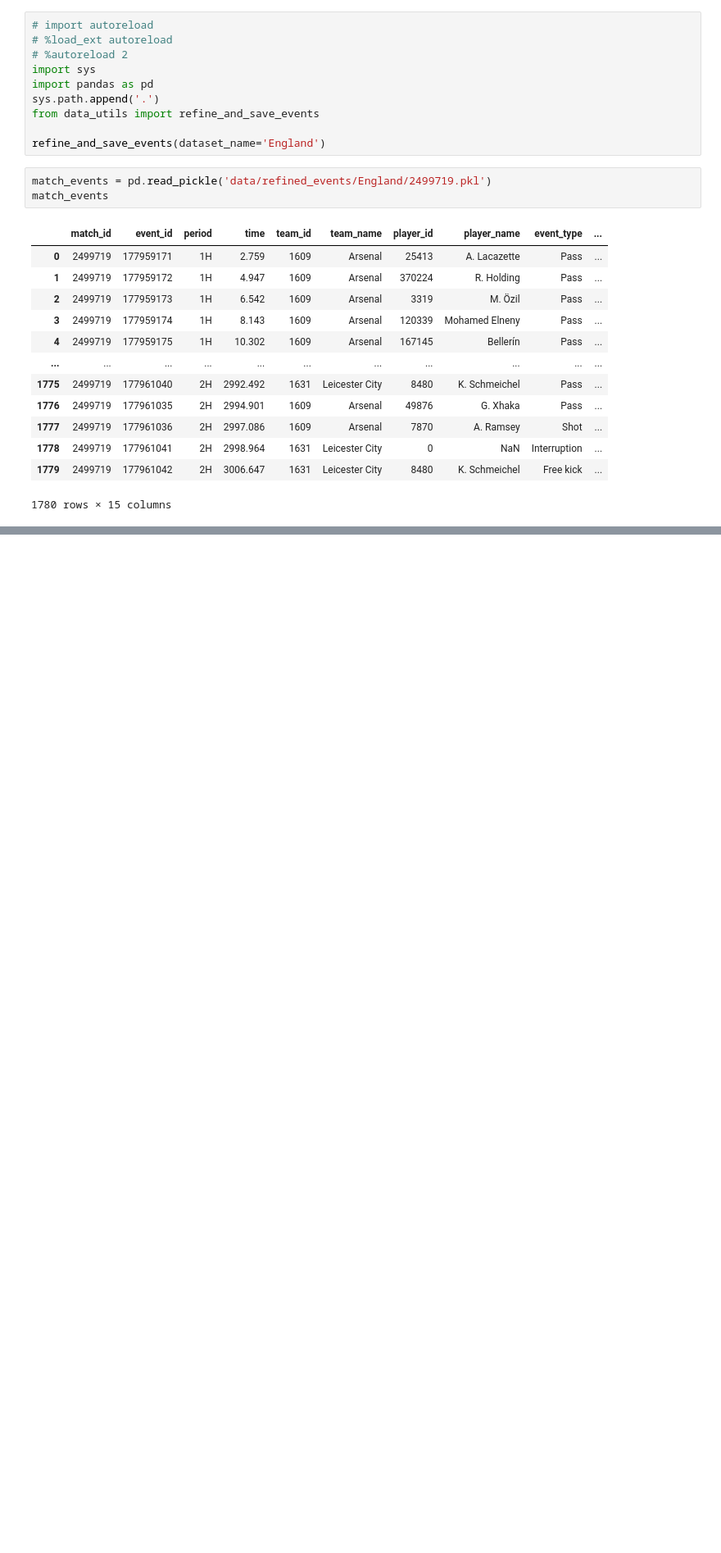
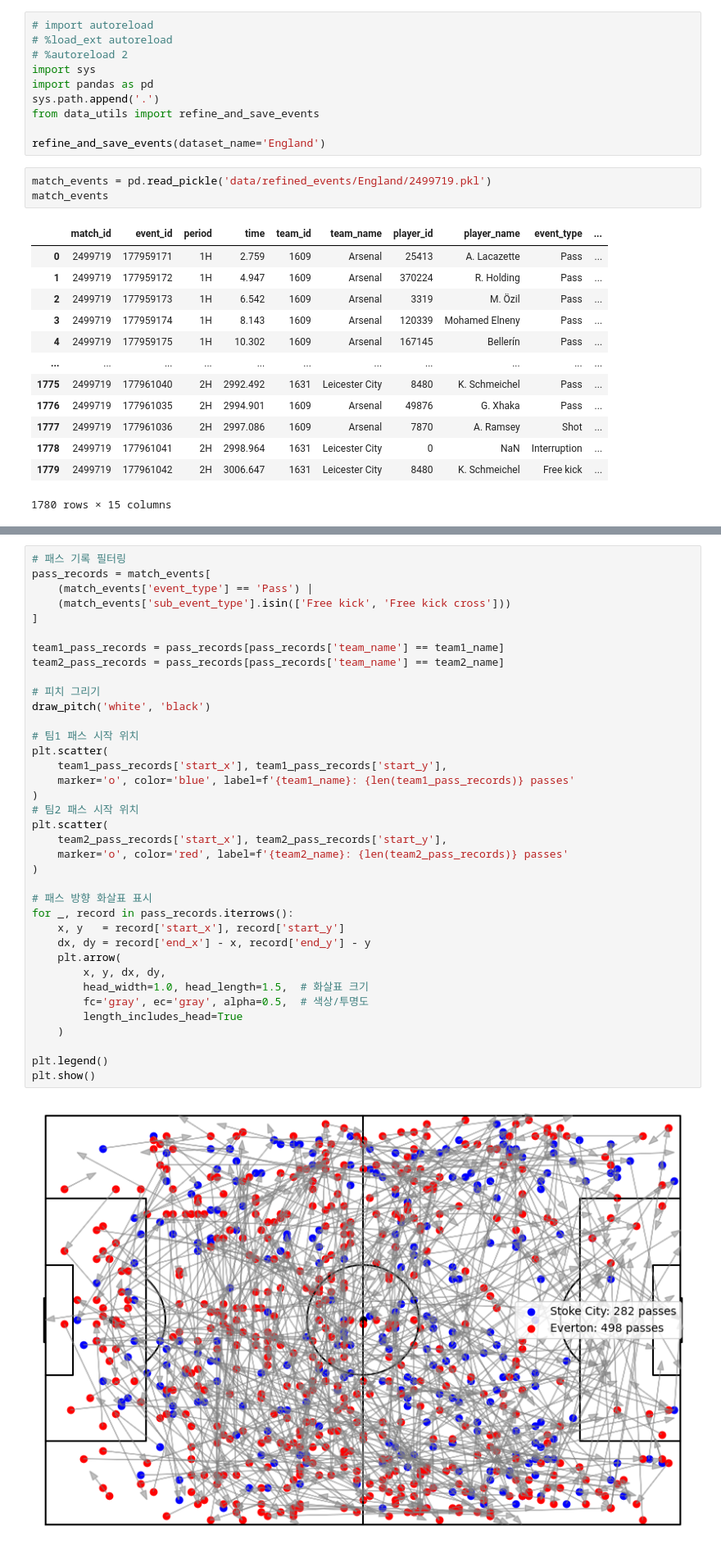
Before and after one commit to narame7/UOS-FootballDataAnalytics-Tutorial, a Jupyter notebook: week4/footballdata_week4.ipynb, the cells around one changed output, grey strips where cells are left out. Shown at 82% size. Drawn from its saved outputs; the diff is of its cells as text; blank space fills up the shorter version.

```diff
--- a/week4/footballdata_week4.ipynb
+++ b/week4/footballdata_week4.ipynb
@@ -33,0 +390,39 @@ match_events[match_events.event_type == "Save attempt"]["sub_event_type"].value_
+# %%
+# 패스 기록 필터링
+pass_records = match_events[
+    (match_events['event_type'] == 'Pass') |
+    (match_events['sub_event_type'].isin(['Free kick', 'Free kick cross']))
+]
+
+team1_pass_records = pass_records[pass_records['team_name'] == team1_name]
+team2_pass_records = pass_records[pass_records['team_name'] == team2_name]
+
+# 피치 그리기
+draw_pitch('white', 'black')
+
+# 팀1 패스 시작 위치
+plt.scatter(
+    team1_pass_records['start_x'], team1_pass_records['start_y'],
+    marker='o', color='blue', label=f'{team1_name}: {len(team1_pass_records)} passes'
+)
+# 팀2 패스 시작 위치
+plt.scatter(
+    team2_pass_records['start_x'], team2_pass_records['start_y'],
+    marker='o', color='red', label=f'{team2_name}: {len(team2_pass_records)} passes'
+)
+
+# 패스 방향 화살표 표시
+for _, record in pass_records.iterrows():
+    x, y   = record['start_x'], record['start_y']
+    dx, dy = record['end_x'] - x, record['end_y'] - y
+    plt.arrow(
+        x, y, dx, dy,
+        head_width=1.0, head_length=1.5,  # 화살표 크기
+        fc='gray', ec='gray', alpha=0.5,  # 색상/투명도
+        length_includes_head=True
+    )
+
+plt.legend()
+plt.show()
+# %% [output]
+[figure, added]
```
Also changed, not shown: parts of 70 cells of this notebook, 3 other files.
